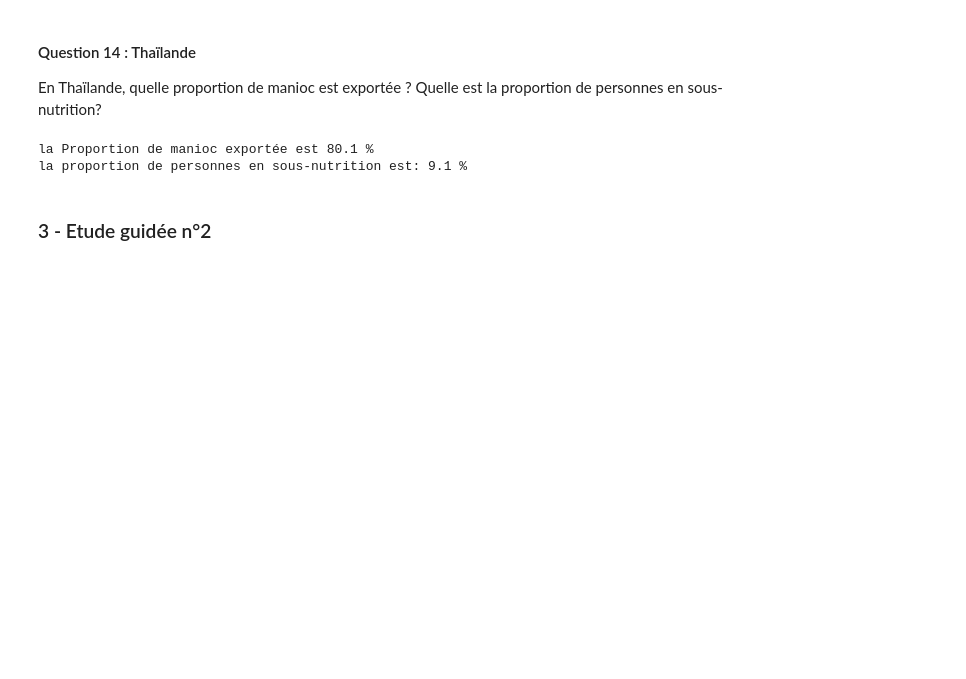
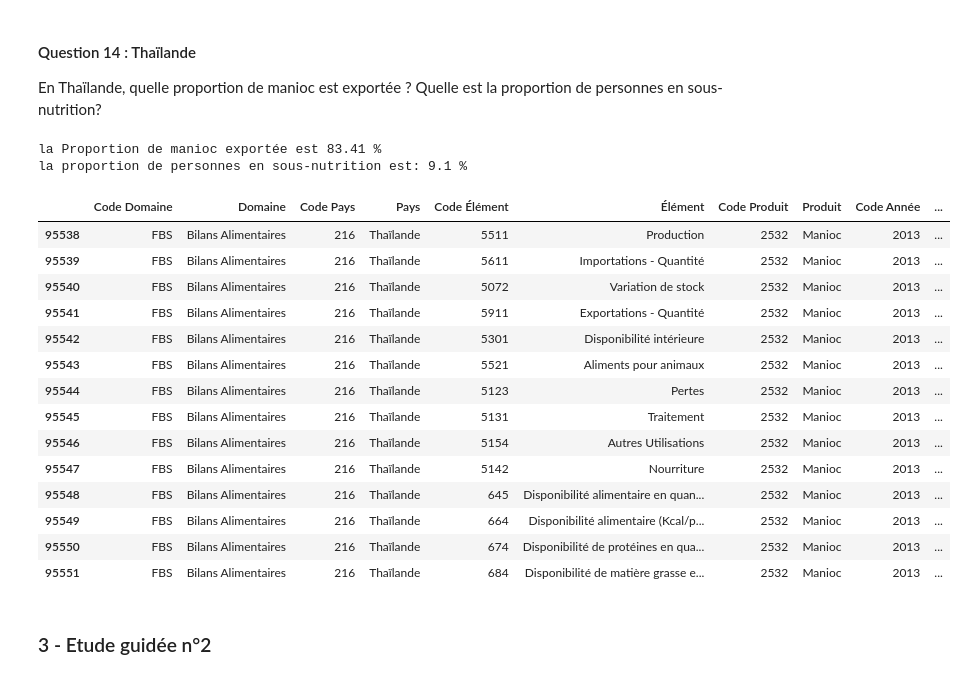
Before and after one commit to data-IA-2023/Groupe-3, a Jupyter notebook: briefs181223 - Mohammed.ipynb, the cells around one changed output. Drawn from its saved outputs; the diff is of its cells as text; code cells hidden in the pictures; blank space fills up the shorter version.

```diff
--- a/briefs181223 - Mohammed.ipynb
+++ b/briefs181223 - Mohammed.ipynb
@@ -805,15 +789,31 @@ En Thaïlande, quelle proportion de manioc est exportée ? Quelle est la proport
 # %%
 Tai=FAOSTAT_2013_vegetal
 Tai=Tai.loc[(Tai['Pays']=="Thaïlande")&(Tai['Produit']=="Manioc")]
-export=Tai[Tai['Élément']=="Exportations - Quantité"].Valeur.values[0]*1000
-dispo_interieure=Tai[Tai['Élément']=="Disponibilité intérieure"].Valeur.values[0]*1000
-print(f"la Proportion de manioc exportée est {(export/(export+dispo_interieure)*100).round(2)} %")
+export=Tai[Tai['Élément']=="Exportations - Quantité"].Valeur.sum()*1000
+production=Tai[Tai['Élément']=="Production"].Valeur.sum()*1000
+print(f"la Proportion de manioc exportée est {(export/(production)*100).round(2)} %")
 
 sous_nutrition=Sous_alimentation.loc[Sous_alimentation['Zone']=="Thaïlande", 'proportion'].values[0]
 print(f"la proportion de personnes en sous-nutrition est: {sous_nutrition.round(2)} %")
+Tai
 # %% [output]
-la Proportion de manioc exportée est 80.1 %
+la Proportion de manioc exportée est 83.41 %
 la proportion de personnes en sous-nutrition est: 9.1 %
+|  | Code Domaine | Domaine | Code Pays | Pays | Code Élément | Élément | Code Produit | Produit | Code Année | ... |
+| 95538 | FBS | Bilans Alimentaires | 216 | Thaïlande | 5511 | Production | 2532 | Manioc | 2013 | ... |
+| 95539 | FBS | Bilans Alimentaires | 216 | Thaïlande | 5611 | Importations - Quantité | 2532 | Manioc | 2013 | ... |
+| 95540 | FBS | Bilans Alimentaires | 216 | Thaïlande | 5072 | Variation de stock | 2532 | Manioc | 2013 | ... |
+| 95541 | FBS | Bilans Alimentaires | 216 | Thaïlande | 5911 | Exportations - Quantité | 2532 | Manioc | 2013 | ... |
+| 95542 | FBS | Bilans Alimentaires | 216 | Thaïlande | 5301 | Disponibilité intérieure | 2532 | Manioc | 2013 | ... |
+| 95543 | FBS | Bilans Alimentaires | 216 | Thaïlande | 5521 | Aliments pour animaux | 2532 | Manioc | 2013 | ... |
+| 95544 | FBS | Bilans Alimentaires | 216 | Thaïlande | 5123 | Pertes | 2532 | Manioc | 2013 | ... |
+| 95545 | FBS | Bilans Alimentaires | 216 | Thaïlande | 5131 | Traitement | 2532 | Manioc | 2013 | ... |
+| 95546 | FBS | Bilans Alimentaires | 216 | Thaïlande | 5154 | Autres Utilisations | 2532 | Manioc | 2013 | ... |
+| 95547 | FBS | Bilans Alimentaires | 216 | Thaïlande | 5142 | Nourriture | 2532 | Manioc | 2013 | ... |
+| 95548 | FBS | Bilans Alimentaires | 216 | Thaïlande | 645 | Disponibilité alimentaire en quan... | 2532 | Manioc | 2013 | ... |
+| 95549 | FBS | Bilans Alimentaires | 216 | Thaïlande | 664 | Disponibilité alimentaire (Kcal/p... | 2532 | Manioc | 2013 | ... |
+| 95550 | FBS | Bilans Alimentaires | 216 | Thaïlande | 674 | Disponibilité de protéines en qua... | 2532 | Manioc | 2013 | ... |
+| 95551 | FBS | Bilans Alimentaires | 216 | Thaïlande | 684 | Disponibilité de matière grasse e... | 2532 | Manioc | 2013 | ... |
 # %% [markdown]
 ### 3 - Etude guidée n°2
 # %% [markdown]
```
Also changed, not shown: parts of 9 cells of this notebook, 1 other file.
